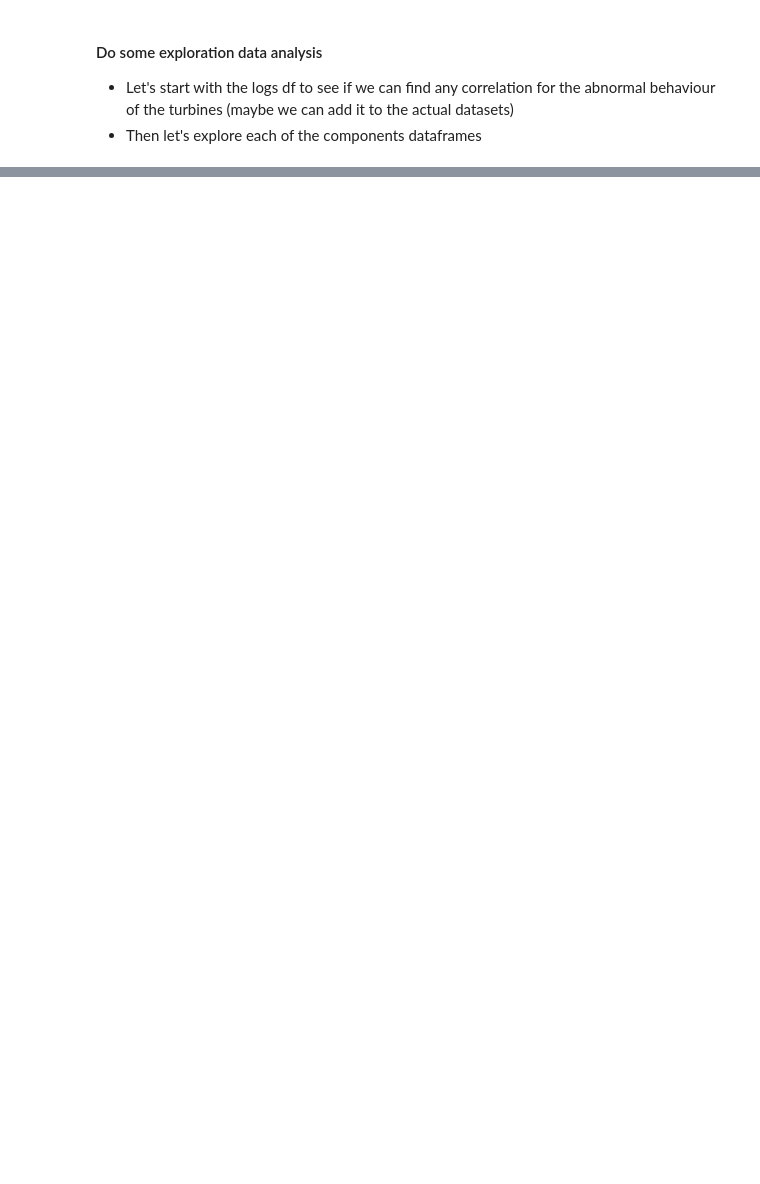
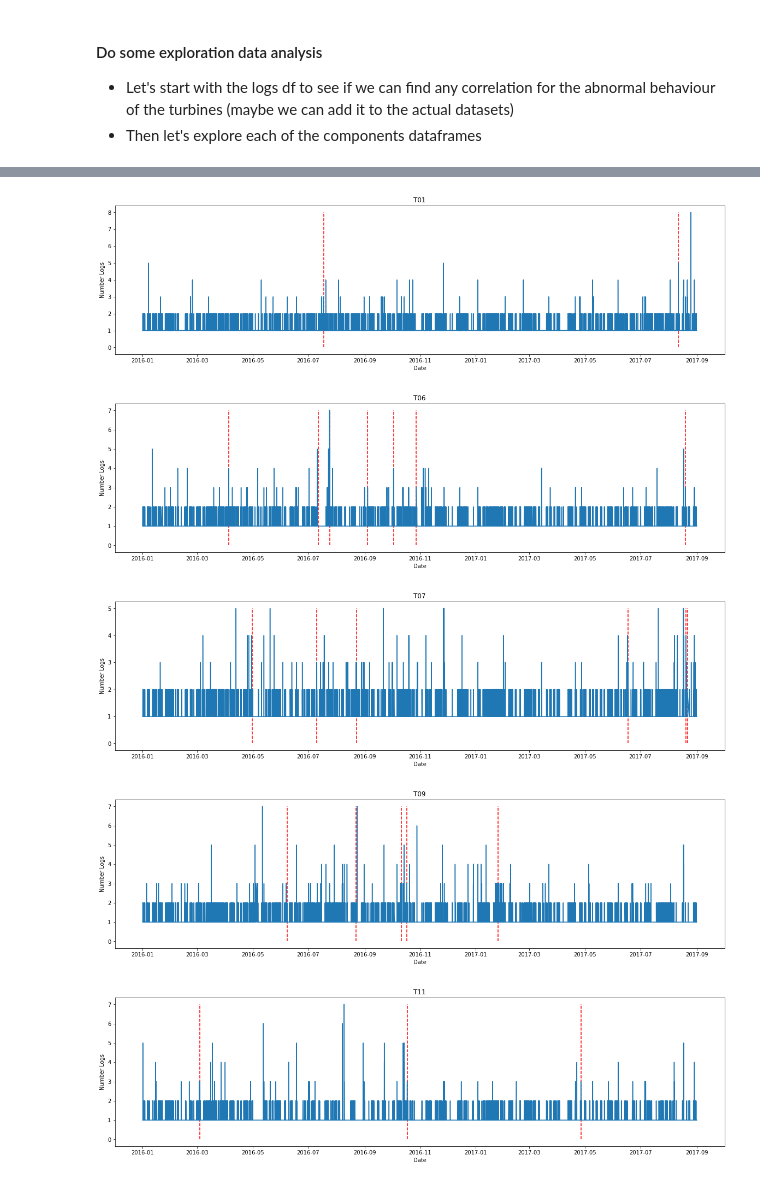
Before and after one commit to GGC17/htw, a Jupyter notebook: notebooks/data_exploration.ipynb, the cells around one changed output, grey strips where cells are left out. Cells and saved outputs as stored; diff of their text form; code cells hidden in the pictures; blank space fills up the shorter version.

```diff
--- a/notebooks/data_exploration.ipynb
+++ b/notebooks/data_exploration.ipynb
@@ -10,7 +10,13 @@ gen_bear_train = pd.read_csv(rooth_path + 'gen_bear_train.csv')
 transformer_train = pd.read_csv(rooth_path + 'transformer_train.csv')
 hydraulic_train = pd.read_csv(rooth_path + 'hydraulic_train.csv')
 gearbox_train = pd.read_csv(rooth_path + 'gearbox_train.csv')
+logs_gen_train = pd.read_csv(rooth_path + 'logs_gen_train.csv')
+logs_bear_train = pd.read_csv(rooth_path + 'logs_gen_bear_train.csv')
+logs_transf_train = pd.read_csv(rooth_path + 'logs_transformer_train.csv')
+logs_hyd_train = pd.read_csv(rooth_path + 'logs_hydraulic_train.csv')
+logs_gear_train = pd.read_csv(rooth_path + 'logs_gearbox_train.csv')
 logs_df = pd.read_csv(rooth_path + 'training/' + 'wind-farm-1-logs-training.csv')
+failures_df = pd.read_csv(rooth_path + 'training/' + 'wind-farm-1-failures-training.csv')
 # %% [markdown]
 #### Do some exploration data analysis
 
@@ -20,0 +28,7 @@ logs_df = pd.read_csv(rooth_path + 'training/' + 'wind-farm-1-logs-training.csv'
+# %%
+logs_df['TimeDetected'] = pd.to_datetime(logs_df['TimeDetected'])
+failures_df['Timestamp'] = pd.to_datetime(failures_df['Timestamp'])
+# %%
+# Sort by UnitTitle and TimeDetected
+logs_df.sort_values(by=['UnitTitle', 'TimeDetected'], inplace=True)
+logs_df.drop(columns=['UnitTitleDestination'], inplace=True)
@@ -21,15 +49,22 @@ logs_df = pd.read_csv(rooth_path + 'training/' + 'wind-farm-1-logs-training.csv'
 # %%
-# We can't know which logs are error logs or normal behaviour logs
-# See if there are more logs before the failures
-temp = logs_df.groupby(by=['UnitTitle', 'Date']).count().reset_index()
+# We can't know which logs are malfuntion logs or normal behaviour logs
+# See if there is an evident increase of nº logs before the failures
+turbines = ['T01', 'T06', 'T07', 'T09', 'T11']
+temp = logs_df.groupby(by=['UnitTitle', 'TimeDetected']).count().reset_index()
 for turbine in turbines:
     plt.figure(figsize=(20,5))
     temp_ = temp[temp['UnitTitle']==turbine]
     failures_df_ = failures_df[failures_df['Turbine_ID']==turbine]
-    plt.plot(temp_['Date'], temp_['Remark'])
+    plt.plot(temp_['TimeDetected'], temp_['Remark'])
     plt.vlines(x=failures_df_['Timestamp'], color='red', linestyle= '--', ymin=0, ymax=max(temp_['Remark']))
     plt.title(turbine)
     plt.xlabel("Date")
     plt.ylabel("Number Logs")
     plt.show()
+# %% [output]
+[figure, added]
+[figure, added]
+[figure, added]
+[figure, added]
+[figure, added]
 # %% [markdown]
```
Also changed, not shown: parts of 14 cells of this notebook, 1 other file.
